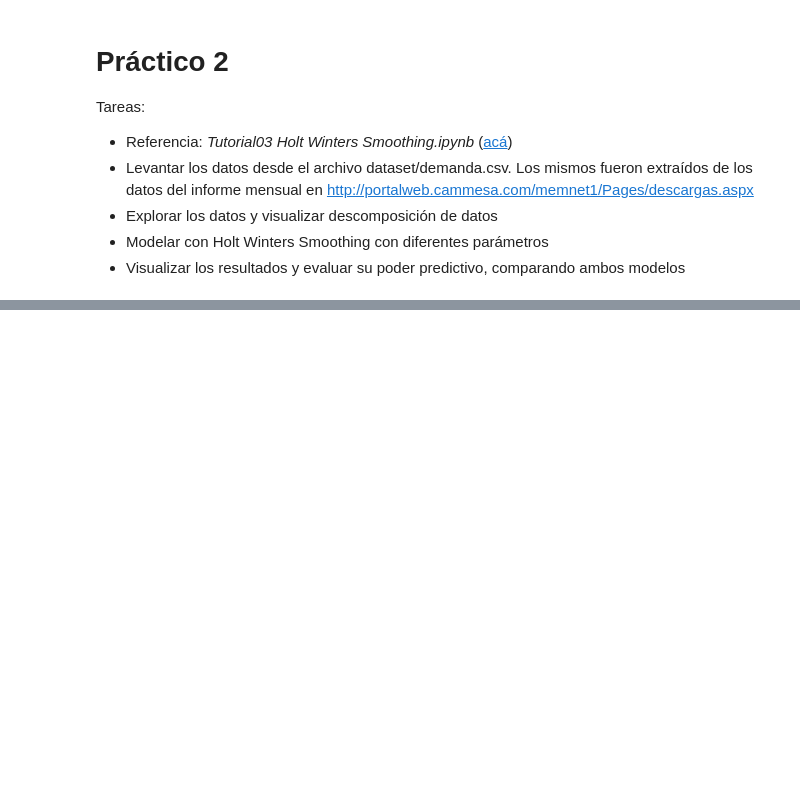
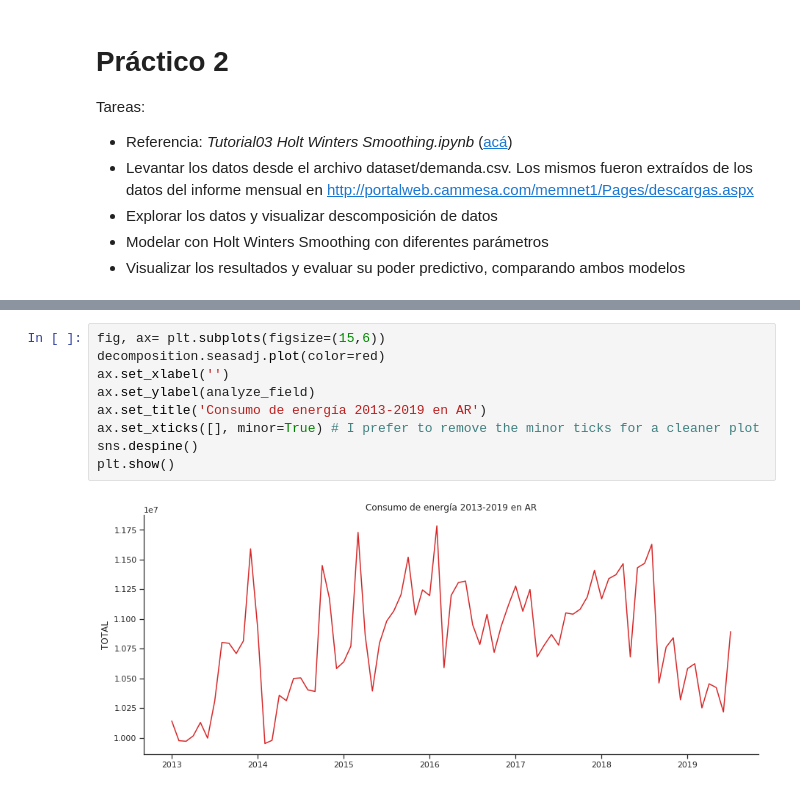
Before and after one commit to avdata99/diplo-datos-optativa-analisis-de-series-temporales, a Jupyter notebook: practico2/Practico 2 - Series temporales.ipynb, the cells around one changed output, grey strips where cells are left out. Cells and saved outputs as stored; diff of their text form; blank space fills up the shorter version.

```diff
--- a/practico2/Practico 2 - Series temporales.ipynb
+++ b/practico2/Practico 2 - Series temporales.ipynb
@@ -407,0 +121,11 @@ plot[-(w+h):].plot();#figsize=(9,6))
+# %%
+fig, ax= plt.subplots(figsize=(15,6))
+decomposition.seasadj.plot(color=red)
+ax.set_xlabel('')
+ax.set_ylabel(analyze_field)
+ax.set_title('Consumo de energía 2013-2019 en AR')
+ax.set_xticks([], minor=True) # I prefer to remove the minor ticks for a cleaner plot
+sns.despine()
+plt.show()
+# %% [output]
+[figure, added]
```
Also changed, not shown: parts of 27 cells of this notebook, 4 other files.
